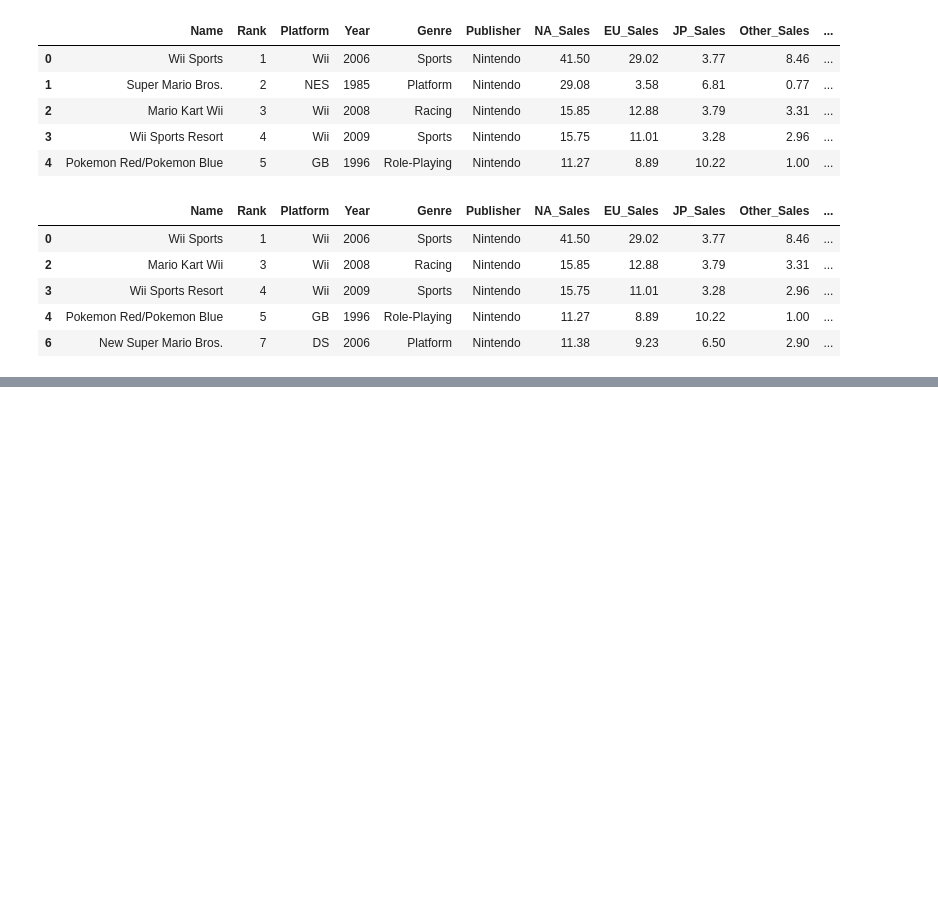
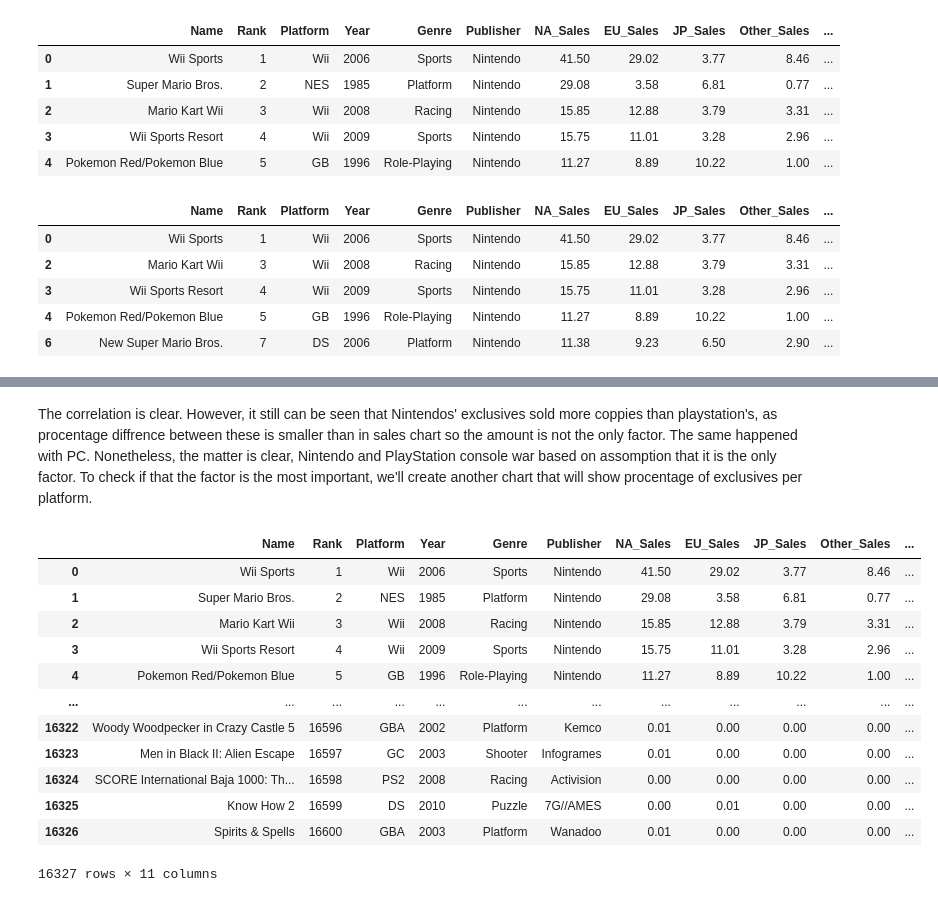
Before and after one commit to XOMIC/Data-Analytics-Projects, a Jupyter notebook: Games-Sales-Data/exclusives.ipynb, the cells around one changed output, grey strips where cells are left out. Saved outputs shown, nothing was run; the diff lists cells and outputs as text; code cells hidden in the pictures; blank space fills up the shorter version.

```diff
--- a/Games-Sales-Data/exclusives.ipynb
+++ b/Games-Sales-Data/exclusives.ipynb
@@ -95,0 +125,18 @@ See the caveats in the documentation: https://pandas.pydata.org/pandas-docs/stab
+# %% [markdown]
+The correlation is clear. However, it still can be seen that Nintendos' exclusives sold more coppies than playstation's, as procentage diffrence between these is smaller than in sales chart so the amount is not the only factor. The same happened with PC. Nonetheless, the matter is clear, Nintendo and PlayStation console war based on assomption that it is the only factor. To check if that the factor is the most important, we'll create another chart that will show procentage of exclusives per platform.
+# %%
+games_copy
+# %% [output]
+|  | Name | Rank | Platform | Year | Genre | Publisher | NA_Sales | EU_Sales | JP_Sales | Other_Sales | ... |
+| 0 | Wii Sports | 1 | Wii | 2006 | Sports | Nintendo | 41.50 | 29.02 | 3.77 | 8.46 | ... |
+| 1 | Super Mario Bros. | 2 | NES | 1985 | Platform | Nintendo | 29.08 | 3.58 | 6.81 | 0.77 | ... |
+| 2 | Mario Kart Wii | 3 | Wii | 2008 | Racing | Nintendo | 15.85 | 12.88 | 3.79 | 3.31 | ... |
+| 3 | Wii Sports Resort | 4 | Wii | 2009 | Sports | Nintendo | 15.75 | 11.01 | 3.28 | 2.96 | ... |
+| 4 | Pokemon Red/Pokemon Blue | 5 | GB | 1996 | Role-Playing | Nintendo | 11.27 | 8.89 | 10.22 | 1.00 | ... |
+| ... | ... | ... | ... | ... | ... | ... | ... | ... | ... | ... | ... |
+| 16322 | Woody Woodpecker in Crazy Castle 5 | 16596 | GBA | 2002 | Platform | Kemco | 0.01 | 0.00 | 0.00 | 0.00 | ... |
+| 16323 | Men in Black II: Alien Escape | 16597 | GC | 2003 | Shooter | Infogrames | 0.01 | 0.00 | 0.00 | 0.00 | ... |
+| 16324 | SCORE International Baja 1000: Th... | 16598 | PS2 | 2008 | Racing | Activision | 0.00 | 0.00 | 0.00 | 0.00 | ... |
+| 16325 | Know How 2 | 16599 | DS | 2010 | Puzzle | 7G//AMES | 0.00 | 0.01 | 0.00 | 0.00 | ... |
+| 16326 | Spirits & Spells | 16600 | GBA | 2003 | Platform | Wanadoo | 0.01 | 0.00 | 0.00 | 0.00 | ... |
+16327 rows × 11 columns
```
Also changed, not shown: parts of 15 cells of this notebook.
